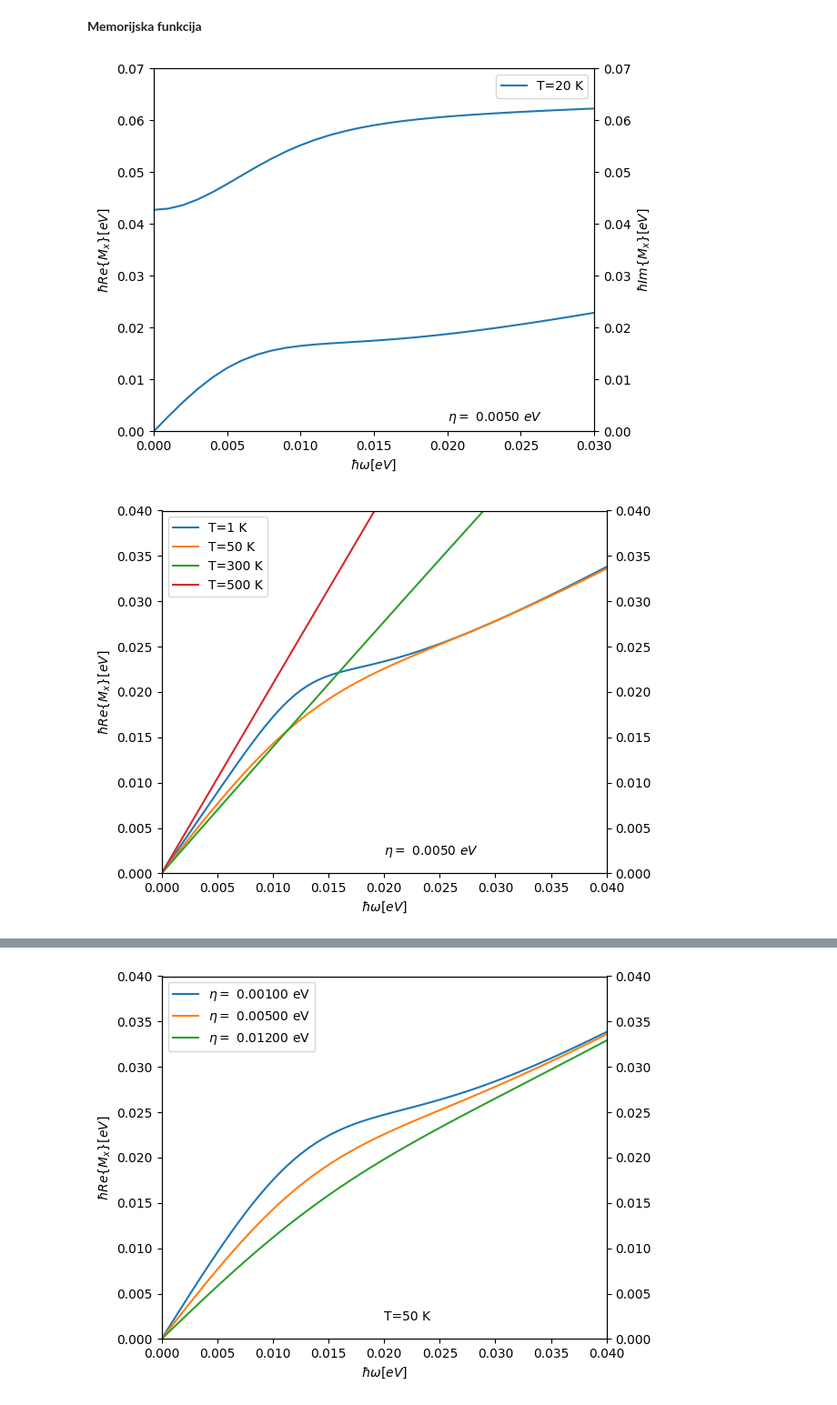
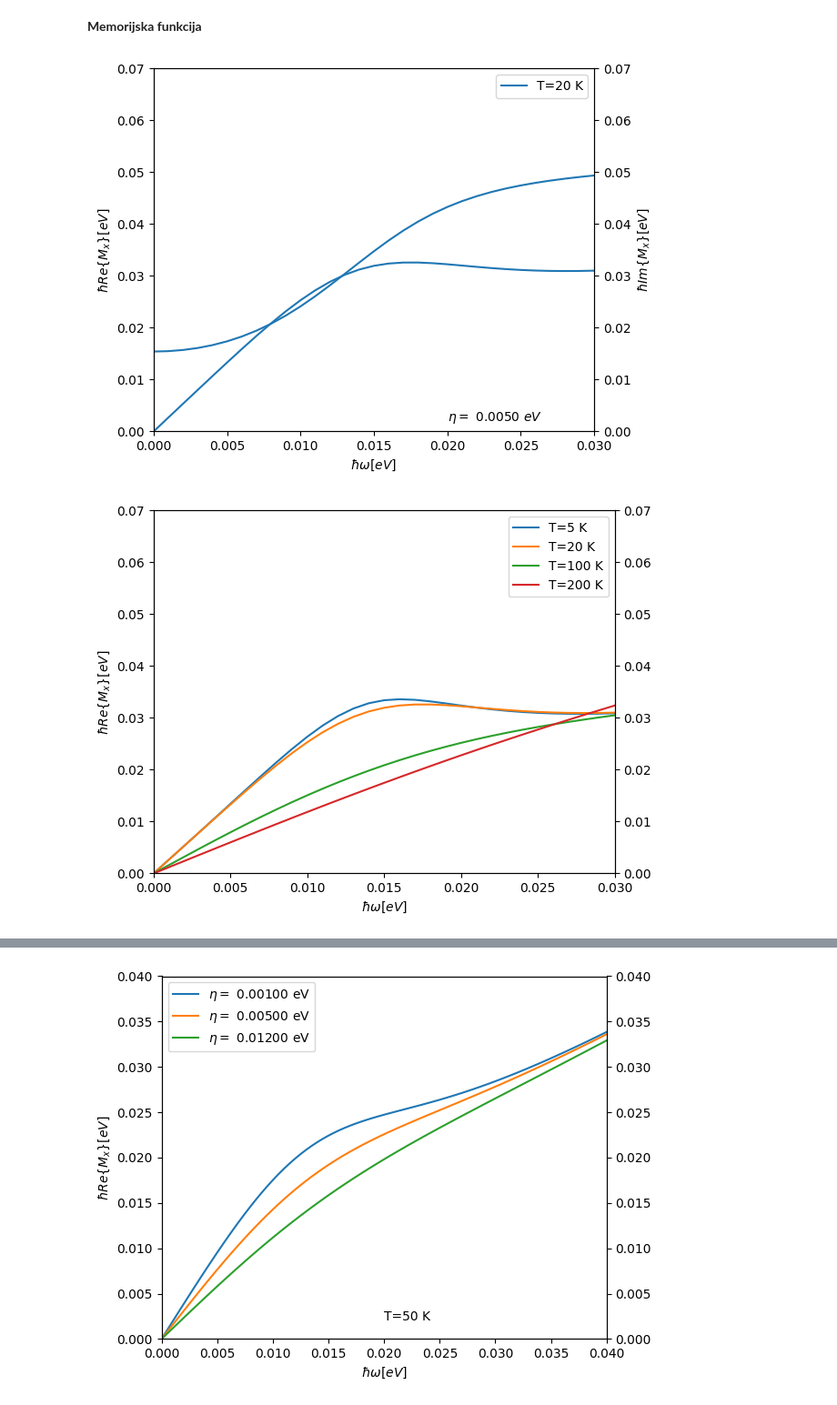
Before and after one commit to ppapac/24112024_memfn, a Jupyter notebook: MemoryDirac3D_012325.ipynb, the cells around one changed output, grey strips where cells are left out. Shown at 91% size. Cells and saved outputs as stored; diff of their text form; code cells hidden in the pictures.

Commit message:
16052025-w plot M for diff temperatures and fit, first time

```diff
--- a/MemoryDirac3D_012325.ipynb
+++ b/MemoryDirac3D_012325.ipynb
@@ -34,10 +34,13 @@ T_0 = 20
 Ef = sqrt(Kf_20**2 + M**2)
 Kf_ = Kf_20 / hbar / vf * a  # Fermi unitless
 Kf_max = 1 / hbar / vf * a  # cutoff 1eV unitless
-hbar_w_ac_max = 0.010 / Kf_max  # max ac phonon energy is 0.010 eV
-c_s_tilde = hbar_w_ac_max / hbar / vf * a  # ispravak
+c_s_tilde = 0.03  # hbar_w_ac_max / hbar / vf * a
+hbar_w_ac_max = (
+    c_s_tilde * hbar * vf / a
+)
 G_op2 = alpha_op
 G_ac2 = alpha_ac * hbar * vf / a
 
 print(c_s_tilde)
+print(hbar_w_ac_max)
 # %% [output]
@@ -90,7 +94,7 @@ ws_0 = np.arange(0, 0.1, 0.001)
 
 
 def calculate_integral_points(
-    mem_fn, real_sum, imag_sum, hbar_w_ph, T=T_0, eta=eta_0, ws=ws_0
+    mem_fn, real_sum, imag_sum, hbar_w_ph, T=T_0, eta=eta_0, ws=ws_0, u=Kf_20
 ):
 
     result_real = []
@@ -104,7 +108,7 @@ def calculate_integral_points(
                 real_sum,
                 w,
                 hbar_w_ph,
-                u=Kf_20,  # chemical_potential(T),
+                u,
                 T=T,
                 eta=eta,
             )
@@ -115,7 +119,7 @@ def calculate_integral_points(
                 imag_sum,
                 w,
                 hbar_w_ph,
-                u=Kf_20,  # chemical_potential(T),
+                u,
                 T=T,
                 eta=eta,
             )
@@ -314,17 +318,23 @@ arrays_to_csv(ws_0, integrals[1], f"ac, imag, T=20K, eta={eta_0}eV")
 axs[0].legend(loc="best")
 fig.tight_layout()
 # %% [output]
-[figure, old version]
+[figure, new version]
 # %%
-fig, *axs = setup_plot(imag=False, y_lim=[0, 0.04], x_lim=[0, 0.04])
-w_to_plot = np.arange(0, 0.0401, 0.0005)
-for T in [1, 50, 300, 500]:
-    integrals = calculate_integral_points(mem_fn_ac, T=T, ws=w_to_plot)
-    plot_result(axs[0], integrals[0], T=T, ws=w_to_plot)
-    arrays_to_csv(w_to_plot, integrals[0], f"ac, T={T}K, eta={eta_0}eV")
+fig, *axs = setup_plot(imag=False, y_lim=[0, 0.07], x_lim=[0, 0.03])
+for T in [5, 20, 100, 200]:
+    integrals = calculate_integral_points(
+        mem_fn_ac,
+        ss_sum_real_ac,
+        ss_sum_imag_ac,
+        hbar_w_ac_max,
+        T=T,
+        u=chemical_potential(T),
+    )
+    plot_result(axs[0], integrals[0], T=T)
+    # arrays_to_csv(w_to_plot, integrals[0], f"ac, T={T}K, eta={eta_0}eV")
 axs[0].legend(loc="best")
-plt.text(0.020, 0.002, f"$\eta = $ {eta_0:.4f} $eV$", fontsize=10)
+# plt.text(0.020, 0.002, f"$\eta = $ {eta_0:.4f} $eV$", fontsize=10)
 fig.tight_layout()
 # %% [output]
-[figure, old version]
+[figure, new version]
 # %%
```
Also changed, not shown: parts of 8 cells of this notebook, 13 other files.
